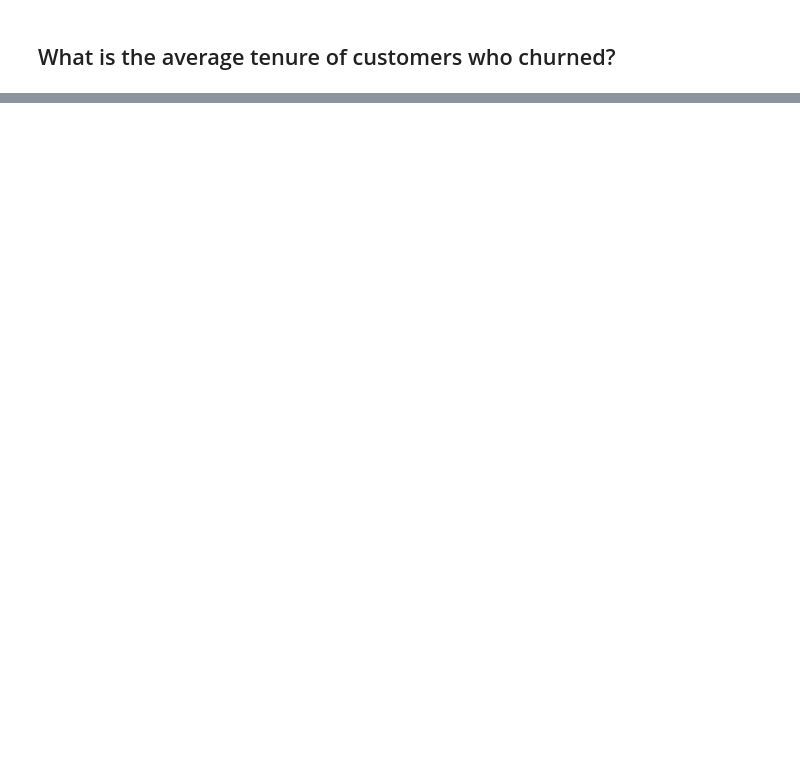
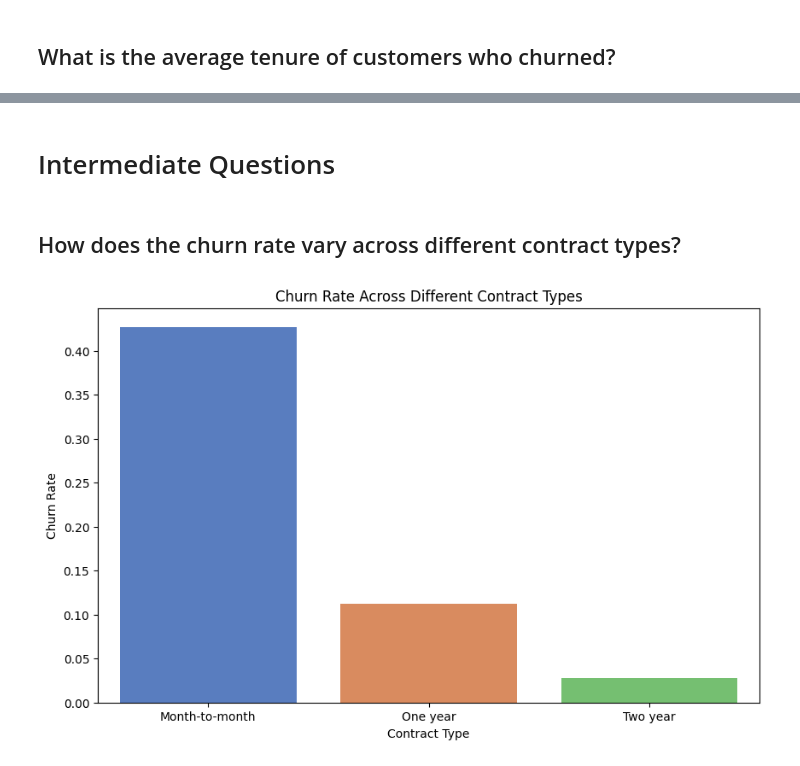
Before and after one commit to bbrauser/Churn_Analysis, a Jupyter notebook: notebooks/churn_analysis.ipynb, the cells around one changed output, grey strips where cells are left out. Drawn from its saved outputs; the diff is of its cells as text; code cells hidden in the pictures; blank space fills up the shorter version.

```diff
--- a/notebooks/churn_analysis.ipynb
+++ b/notebooks/churn_analysis.ipynb
@@ -43,0 +99,17 @@ gender
+# %% [markdown]
+# Intermediate Questions
+# %% [markdown]
+## How does the churn rate vary across different contract types?
+# %%
+# Calculate churn rate by contract type
+churn_by_contract = df.groupby('Contract')['Churn'].value_counts(normalize=True).unstack()
+
+# Visualize the churn rate across different contract types
+plt.figure(figsize=(10, 6))
+sns.barplot(x=churn_by_contract.index, y=churn_by_contract['Yes'], palette='muted')
+plt.title('Churn Rate Across Different Contract Types')
+plt.xlabel('Contract Type')
+plt.ylabel('Churn Rate')
+plt.show()
+# %% [output]
+[figure, added]
```
Also changed, not shown: parts of 23 cells of this notebook, 5 other files.
